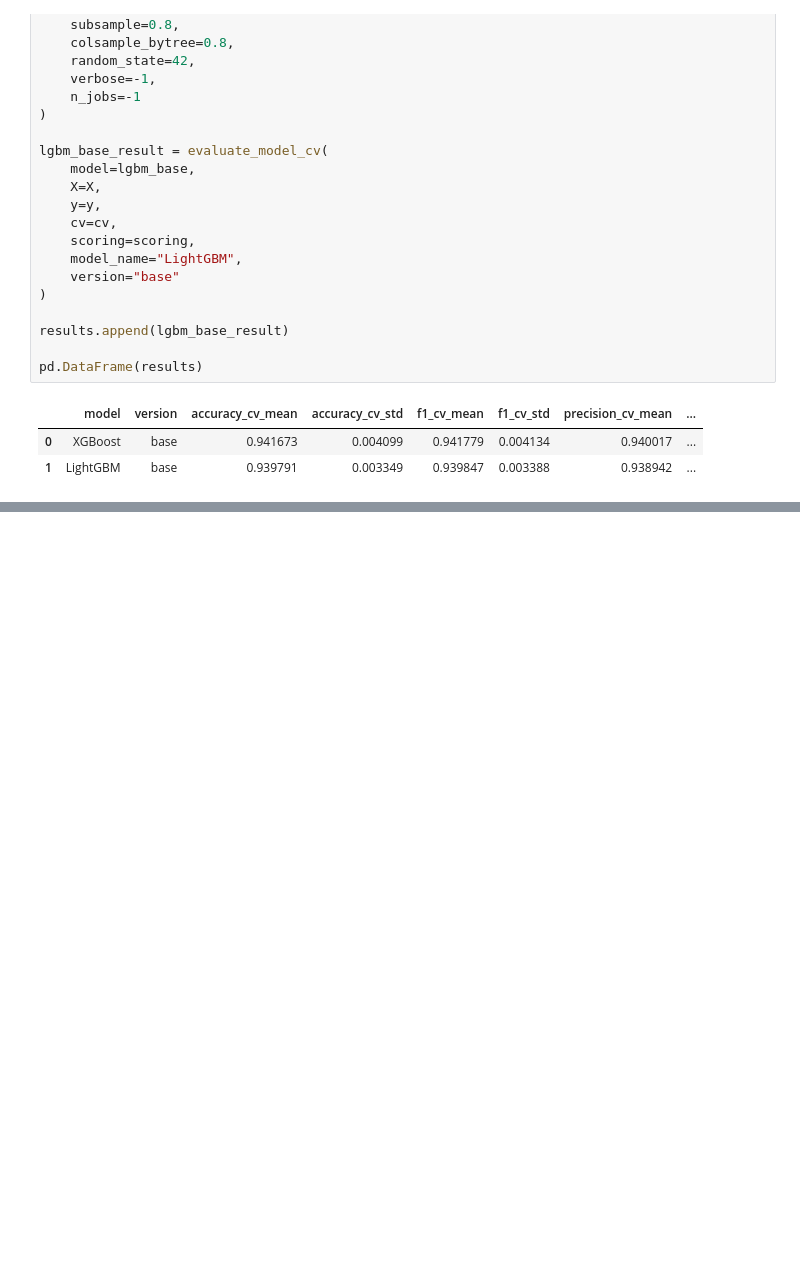
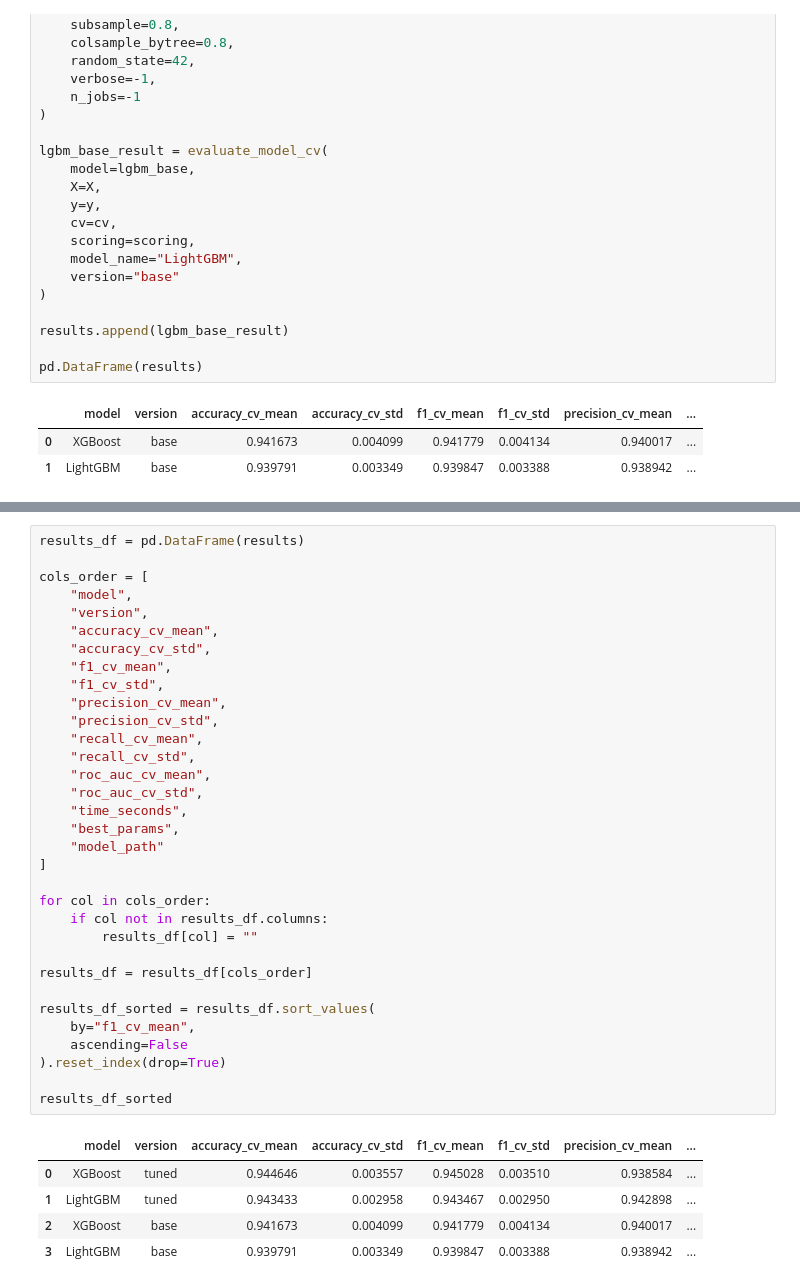
Before and after one commit to pucp-datanalytics/dp261-g4, a Jupyter notebook: notebooks/13_ensembles.ipynb, the cells around one changed output, grey strips where cells are left out. Cells and saved outputs as stored; diff of their text form; blank space fills up the shorter version.

```diff
--- a/notebooks/13_ensembles.ipynb
+++ b/notebooks/13_ensembles.ipynb
@@ -226,0 +381,39 @@ Se utiliza F1-score como métrica principal, ya que permite equilibrar precision
+# %%
+results_df = pd.DataFrame(results)
+
+cols_order = [
+    "model",
+    "version",
+    "accuracy_cv_mean",
+    "accuracy_cv_std",
+    "f1_cv_mean",
+    "f1_cv_std",
+    "precision_cv_mean",
+    "precision_cv_std",
+    "recall_cv_mean",
+    "recall_cv_std",
+    "roc_auc_cv_mean",
+    "roc_auc_cv_std",
+    "time_seconds",
+    "best_params",
+    "model_path"
+]
+
+for col in cols_order:
+    if col not in results_df.columns:
+        results_df[col] = ""
+
+results_df = results_df[cols_order]
+
+results_df_sorted = results_df.sort_values(
+    by="f1_cv_mean",
+    ascending=False
+).reset_index(drop=True)
+
+results_df_sorted
+# %% [output]
+|  | model | version | accuracy_cv_mean | accuracy_cv_std | f1_cv_mean | f1_cv_std | precision_cv_mean | ... |
+| 0 | XGBoost | tuned | 0.944646 | 0.003557 | 0.945028 | 0.003510 | 0.938584 | ... |
+| 1 | LightGBM | tuned | 0.943433 | 0.002958 | 0.943467 | 0.002950 | 0.942898 | ... |
+| 2 | XGBoost | base | 0.941673 | 0.004099 | 0.941779 | 0.004134 | 0.940017 | ... |
+| 3 | LightGBM | base | 0.939791 | 0.003349 | 0.939847 | 0.003388 | 0.938942 | ... |
```
Also changed, not shown: parts of 17 cells of this notebook, 4 other files.
